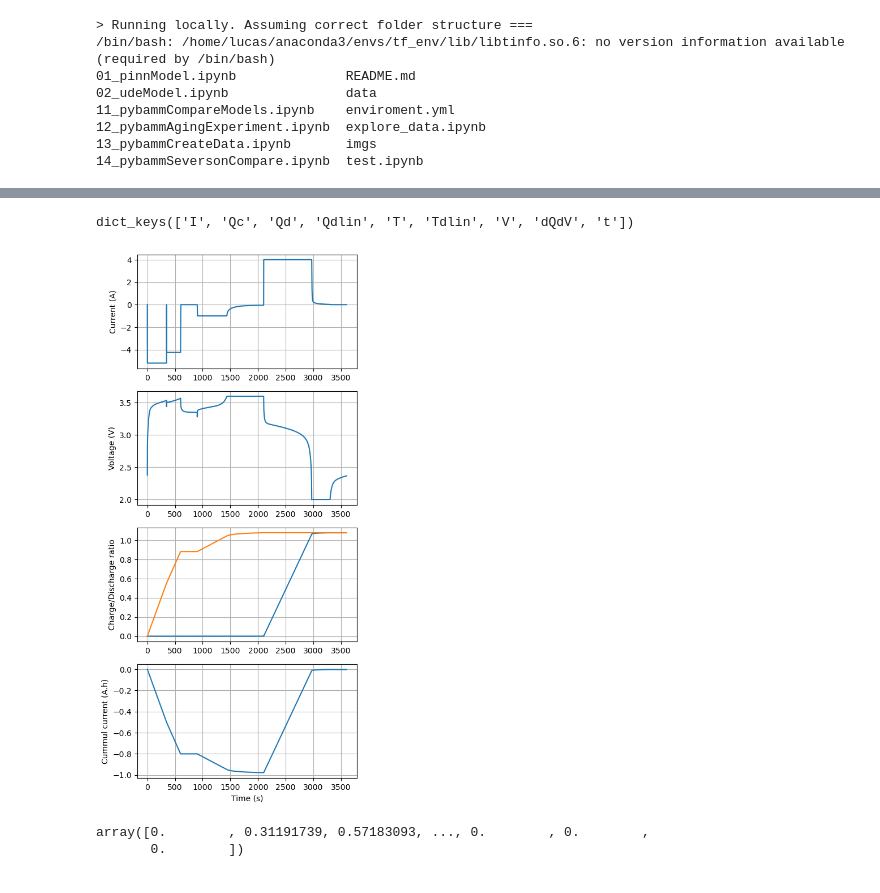
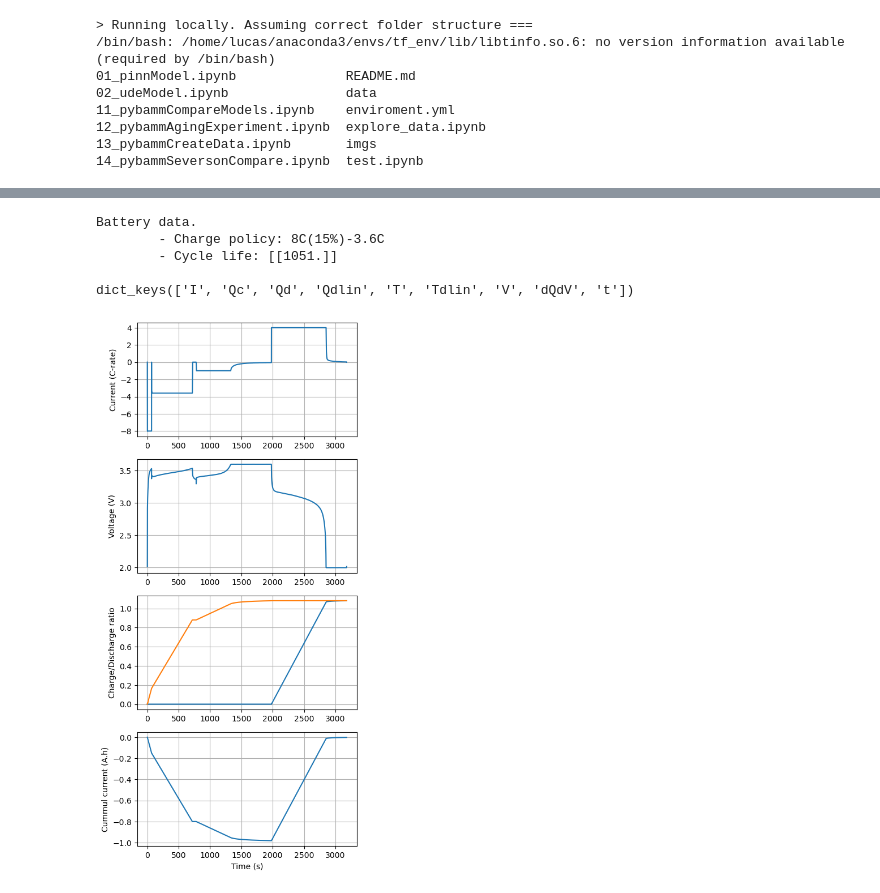
Before and after one commit to SarvTex/june_sciml_workshop, a Jupyter notebook: 14_pybammSeversonCompare.ipynb, the cells around one changed output, grey strips where cells are left out. Saved outputs shown, nothing was run; the diff lists cells and outputs as text; code cells hidden in the pictures.

Commit message:
Severson demo changes

```diff
--- a/14_pybammSeversonCompare.ipynb
+++ b/14_pybammSeversonCompare.ipynb
@@ -55,41 +56,47 @@ for fol in folders:
 # %%
-fol = folders[0]
-file_example = pd.read_pickle(os.path.join(DIR_PATH, fol, files[fol][0]))
+# open a random file as an example:
+idx = np.random.randint(0, len(files))
+file = pd.read_pickle(os.path.join(DIR_PATH, files[idx]))
+# print file data:
+print(f"Battery data.\n",
+      f"\t- Charge policy: {file['charge_policy']}\n",
+      f"\t- Cycle life: {file['cycle_life']}\n")
 
-batt_cycles = file_example['cycles']
+# cycle keys:
+batt_cycles = file['cycles']
 print(batt_cycles['1'].keys())
-
-
-def nth_cycle_data(severson_cycle_data, n_index):
-    # make things slightly easier
-    return severson_cycle_data[str(n_index + 1)]
 # %% [output]
+Battery data.
+        - Charge policy: 8C(15%)-3.6C
+        - Cycle life: [[1051.]]
+
 dict_keys(['I', 'Qc', 'Qd', 'Qdlin', 'T', 'Tdlin', 'V', 'dQdV', 't'])
-# %%
-cyc = nth_cycle_data(batt_cycles, 1)
-fig, (ax1,ax2,ax3,ax4) = plt.subplots(4,1, figsize=(5,12))
-# current
-ax1.plot(cyc['t']*60, -cyc['I'])
-ax1.set_ylabel("Current (A)")
-ax1.grid(True)
-# voltage
-ax2.plot(cyc['t']*60, cyc['V'])
-ax2.set_ylabel("Voltage (V)")
-ax2.grid(True)
-# charge/discharge
-ax3.plot(cyc['t']*60, cyc['Qd'])
-ax3.plot(cyc['t']*60, cyc['Qc'])
-ax3.set_ylabel("Charge/Discharge ratio")
-ax3.grid(True)
-# cummul current
-ax4.plot(cyc['t'][1:]*60, np.cumsum(np.multiply( -cyc['I'][1:]/3600 , (cyc['t'][1:]-cyc['t'][0:-1])*60 )))
-ax4.set_ylabel("Cummul current (A.h)")
-ax4.set_xlabel("Time (s)")
-ax4.grid(True)
-# %% [output]
-[figure, removed]
-# %%
-cyc['I']
-# %% [output]
-array([0.        , 0.31191739, 0.57183093, ..., 0.        , 0.        ,
-       0.        ])
+# %%
+def nth_cycle_data(severson_cycle_data, n_index):
+    # make things slightly more convinient
+    return severson_cycle_data[str(n_index + 1)]
+
+## inherit some cycle data and plot it
+cyc = nth_cycle_data(batt_cycles, 1)
+fig, (ax1,ax2,ax3,ax4) = plt.subplots(4,1, figsize=(5,12))
+
+# current
+ax1.plot(cyc['t']*60, -cyc['I'])
+ax1.set_ylabel("Current (C-rate)")
+ax1.grid(True)
+# voltage
+ax2.plot(cyc['t']*60, cyc['V'])
+ax2.set_ylabel("Voltage (V)")
+ax2.grid(True)
+# charge/discharge
+ax3.plot(cyc['t']*60, cyc['Qd'])
+ax3.plot(cyc['t']*60, cyc['Qc'])
+ax3.set_ylabel("Charge/Discharge ratio")
+ax3.grid(True)
+# cummul current
+ax4.plot(cyc['t'][1:]*60, np.cumsum(np.multiply( -cyc['I'][1:]/3600 , (cyc['t'][1:]-cyc['t'][0:-1])*60 )))
+ax4.set_ylabel("Cummul current (A.h)")
+ax4.set_xlabel("Time (s)")
+ax4.grid(True)
+# %% [output]
+[figure, added]
```
Also changed, not shown: parts of 2 cells of this notebook, 5 other files.
